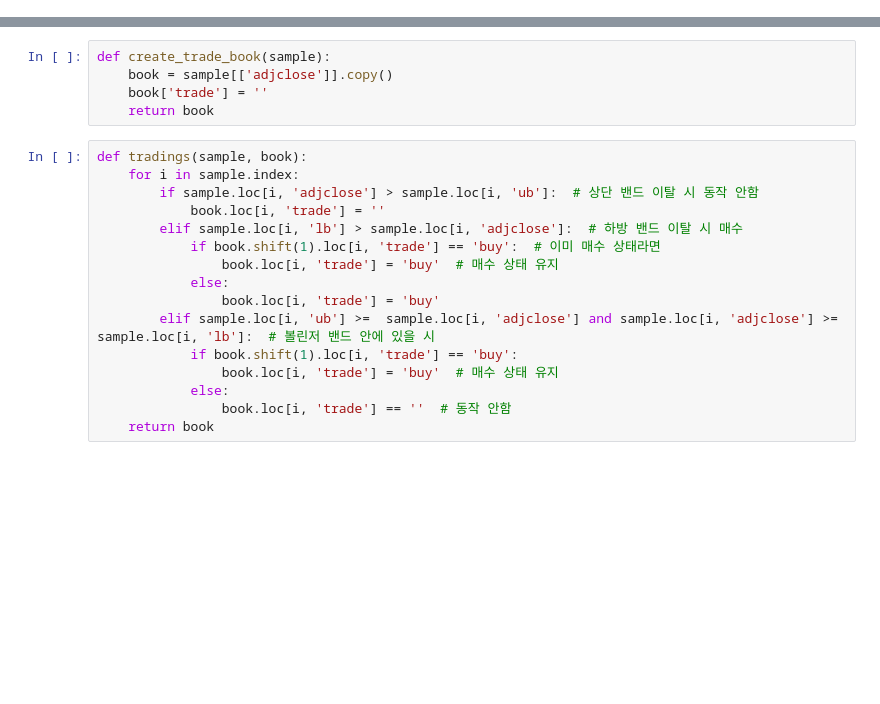
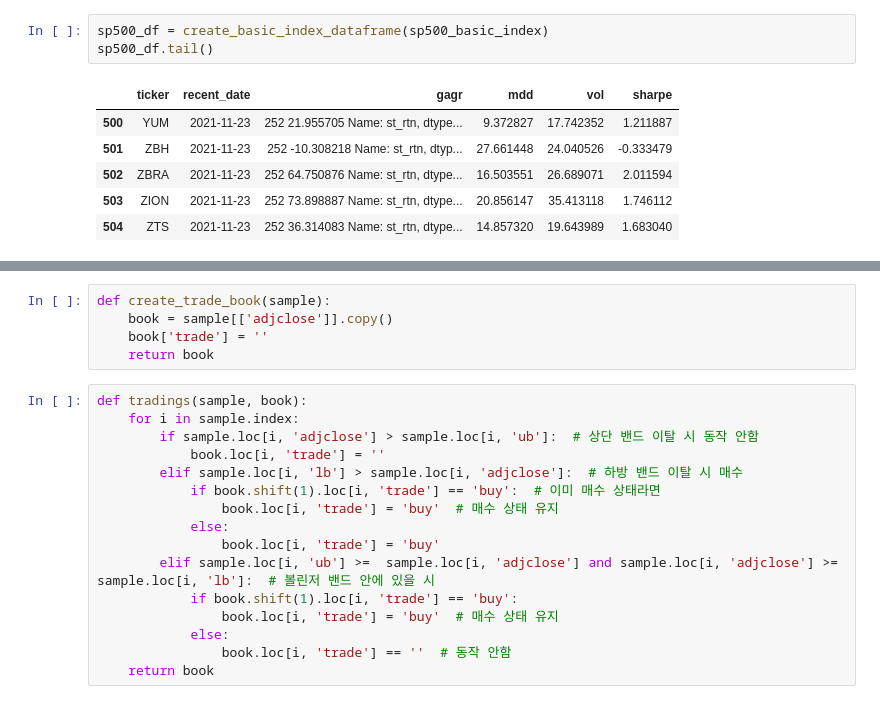
Before and after one commit to GIMINSU/DataAnalysis, a Jupyter notebook: financedatareader.ipynb, the cells around one changed output, grey strips where cells are left out. Drawn from its saved outputs; the diff is of its cells as text; blank space fills up the shorter version.

```diff
--- a/financedatareader.ipynb
+++ b/financedatareader.ipynb
@@ -31,0 +282,10 @@ price_df = df.loc[:, ['adjclose']].copy()
+# %%
+sp500_df = create_basic_index_dataframe(sp500_basic_index)
+sp500_df.tail()
+# %% [output]
+|  | ticker | recent_date | gagr | mdd | vol | sharpe |
+| 500 | YUM | 2021-11-23 | 252 21.955705 Name: st_rtn, dtype... | 9.372827 | 17.742352 | 1.211887 |
+| 501 | ZBH | 2021-11-23 | 252 -10.308218 Name: st_rtn, dtyp... | 27.661448 | 24.040526 | -0.333479 |
+| 502 | ZBRA | 2021-11-23 | 252 64.750876 Name: st_rtn, dtype... | 16.503551 | 26.689071 | 2.011594 |
+| 503 | ZION | 2021-11-23 | 252 73.898887 Name: st_rtn, dtype... | 20.856147 | 35.413118 | 1.746112 |
+| 504 | ZTS | 2021-11-23 | 252 36.314083 Name: st_rtn, dtype... | 14.857320 | 19.643989 | 1.683040 |
```
Also changed, not shown: parts of 39 cells of this notebook.
